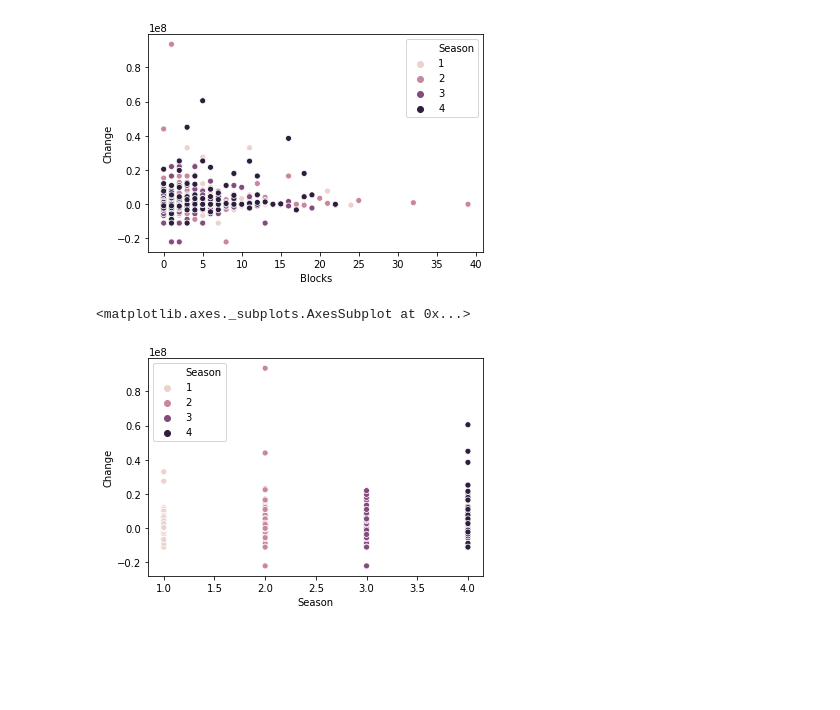
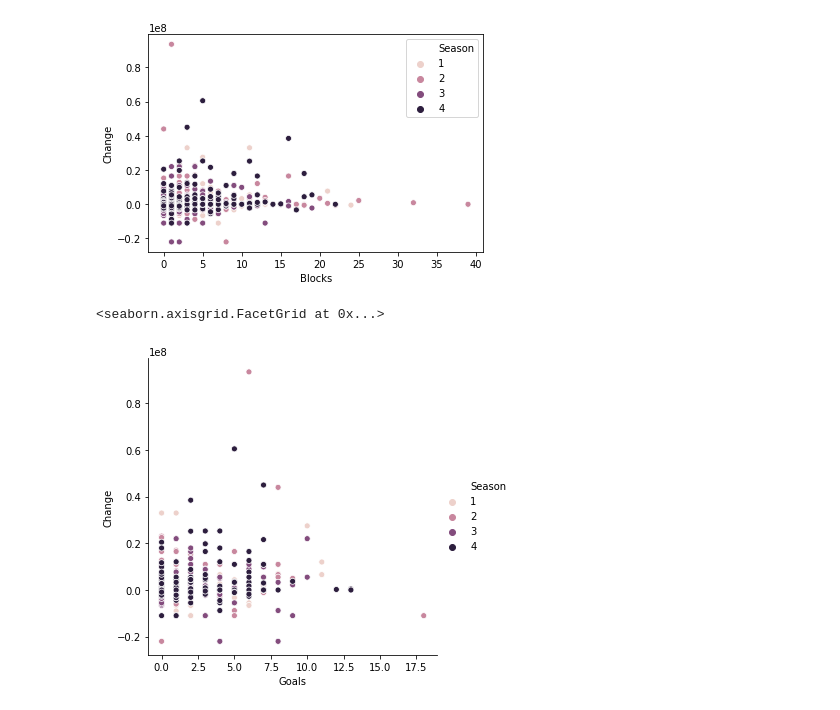
Before and after one commit to Femi-Ogunkola/EPL, a Jupyter notebook: EPL Data Analysis.ipynb, the cells around one changed output. Saved outputs shown, nothing was run; the diff lists cells and outputs as text; code cells hidden in the pictures; blank space fills up the shorter version.

```diff
--- a/EPL Data Analysis.ipynb
+++ b/EPL Data Analysis.ipynb
@@ -173,7 +153,0 @@ memory usage: 193.2+ KB
-# %%
-mf.sort_values(by='Season', axis=0, inplace=True)
-# set the index to be this and don't drop
-# get a list of sesons
-season=mf['Season'].unique().tolist()
-# now we can perform a lookup on a 'view' of the dataframe
-mf_season = mf.loc[mf.Season==4]
@@ -221,7 +175,9 @@ sns.scatterplot(x='Blocks', y='Change',data=mf, hue="Season")
 <matplotlib.axes._subplots.AxesSubplot at 0x...>
 [figure]
 # %%
-sns.scatterplot(x='Season', y='Change',hue='Season', data=mf)
+sns.relplot(x="Goals", y="Change", hue="Season",
+            cmap='YlGnBu',
+            data=mf)
 # %% [output]
-<matplotlib.axes._subplots.AxesSubplot at 0x...>
+<seaborn.axisgrid.FacetGrid at 0x...>
-[figure, old version]
+[figure, new version]
```
Also changed, not shown: parts of 3 cells of this notebook.
